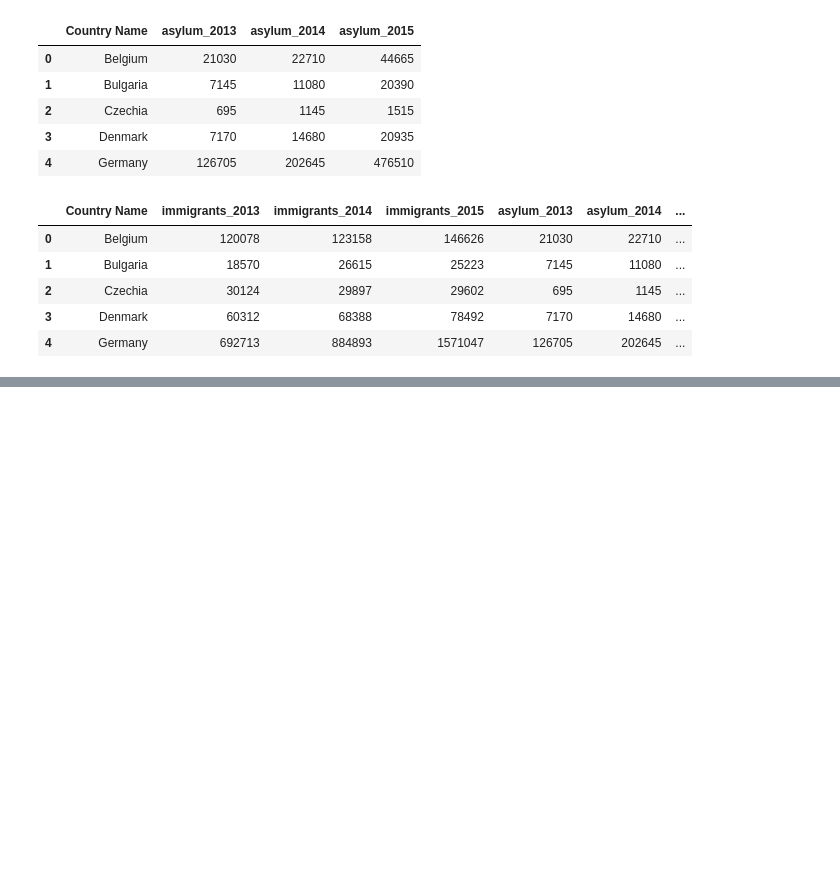
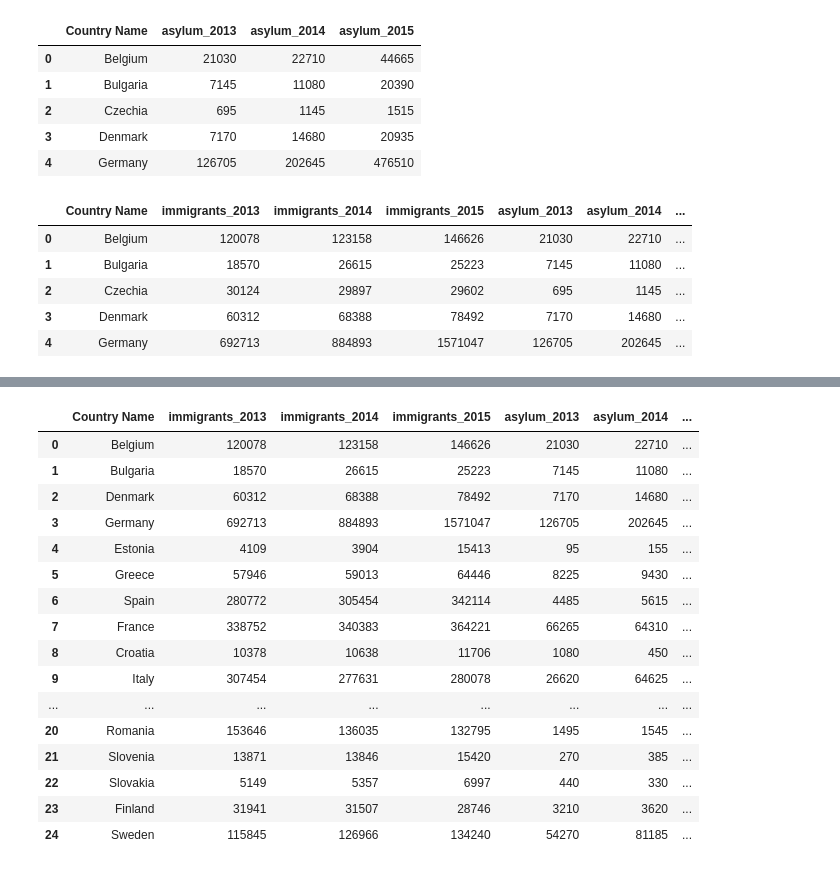
Before and after one commit to silva-nick/cs216-final, a Jupyter notebook: Cleaned Data and Immigration.ipynb, the cells around one changed output, grey strips where cells are left out. Saved outputs shown, nothing was run; the diff lists cells and outputs as text; code cells hidden in the pictures; blank space fills up the shorter version.

```diff
--- a/Cleaned Data and Immigration.ipynb
+++ b/Cleaned Data and Immigration.ipynb
@@ -153,0 +154,5 @@ sns.relplot(x='immigrants_2015', y='rate_2015', data=imm_asy)
+# %%
+fb_agg = pd.read_csv('results_year.csv')
+fb_agg_period = fb_agg[(fb_agg['year_month'] >= 2013) & (fb_agg['year_month'] <= 2015)]
+fb_agg_period = fb_agg_period.rename(columns={'country':'Country Name'})
+fb_agg_period.head()
@@ -153,0 +166,26 @@ sns.relplot(x='immigrants_2015', y='rate_2015', data=imm_asy)
+# %%
+fb_agg_2013 = fb_agg_period[fb_agg_period['year_month'] == 2013][['Country Name', 'goal_diff', 'win_rate']].rename(columns={'goal_diff':'goal_diff_2013', 'win_rate':'win_rate_2013'})
+fb_agg_2014 = fb_agg_period[fb_agg_period['year_month'] == 2014][['Country Name', 'goal_diff', 'win_rate']].rename(columns={'goal_diff':'goal_diff_2014', 'win_rate':'win_rate_2014'})
+fb_agg_2015 = fb_agg_period[fb_agg_period['year_month'] == 2015][['Country Name', 'goal_diff', 'win_rate']].rename(columns={'goal_diff':'goal_diff_2015', 'win_rate':'win_rate_2015'})
+imm_asy = imm_asy.merge(fb_agg_2013, on='Country Name', how='inner')
+imm_asy = imm_asy.merge(fb_agg_2014, on='Country Name', how='inner')
+imm_asy = imm_asy.merge(fb_agg_2015, on='Country Name', how='inner')
+imm_asy
+# %% [output]
+|  | Country Name | immigrants_2013 | immigrants_2014 | immigrants_2015 | asylum_2013 | asylum_2014 | ... |
+| 0 | Belgium | 120078 | 123158 | 146626 | 21030 | 22710 | ... |
+| 1 | Bulgaria | 18570 | 26615 | 25223 | 7145 | 11080 | ... |
+| 2 | Denmark | 60312 | 68388 | 78492 | 7170 | 14680 | ... |
+| 3 | Germany | 692713 | 884893 | 1571047 | 126705 | 202645 | ... |
+| 4 | Estonia | 4109 | 3904 | 15413 | 95 | 155 | ... |
+| 5 | Greece | 57946 | 59013 | 64446 | 8225 | 9430 | ... |
+| 6 | Spain | 280772 | 305454 | 342114 | 4485 | 5615 | ... |
+| 7 | France | 338752 | 340383 | 364221 | 66265 | 64310 | ... |
+| 8 | Croatia | 10378 | 10638 | 11706 | 1080 | 450 | ... |
+| 9 | Italy | 307454 | 277631 | 280078 | 26620 | 64625 | ... |
+| ... | ... | ... | ... | ... | ... | ... | ... |
+| 20 | Romania | 153646 | 136035 | 132795 | 1495 | 1545 | ... |
+| 21 | Slovenia | 13871 | 13846 | 15420 | 270 | 385 | ... |
+| 22 | Slovakia | 5149 | 5357 | 6997 | 440 | 330 | ... |
+| 23 | Finland | 31941 | 31507 | 28746 | 3210 | 3620 | ... |
+| 24 | Sweden | 115845 | 126966 | 134240 | 54270 | 81185 | ... |
```
Also changed, not shown: parts of 3 cells of this notebook, 1 other file.
